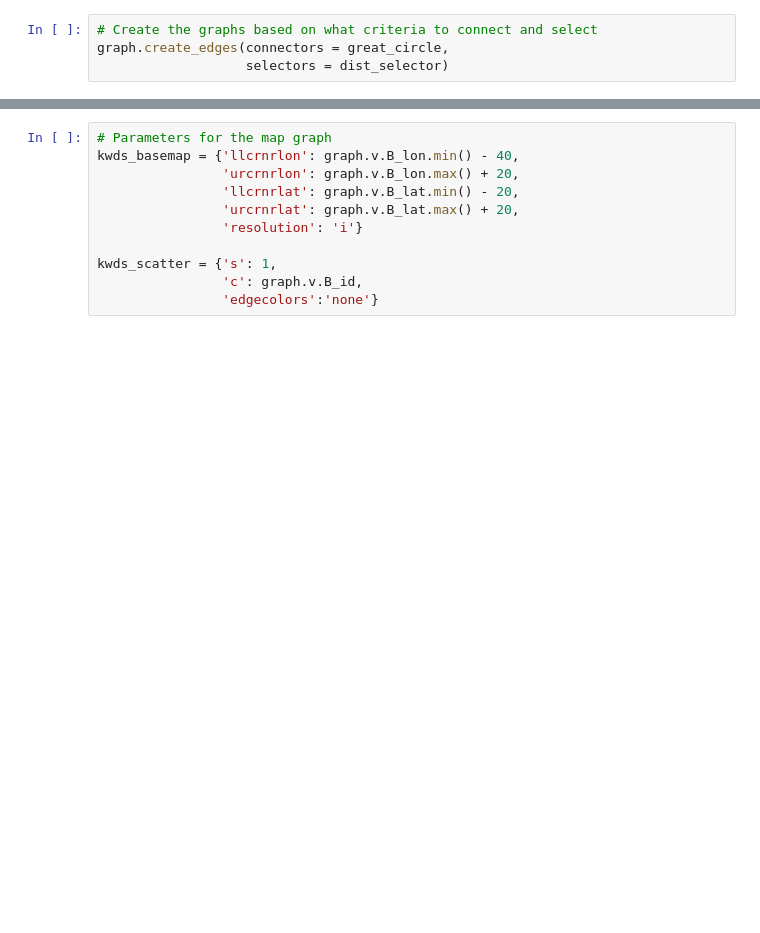
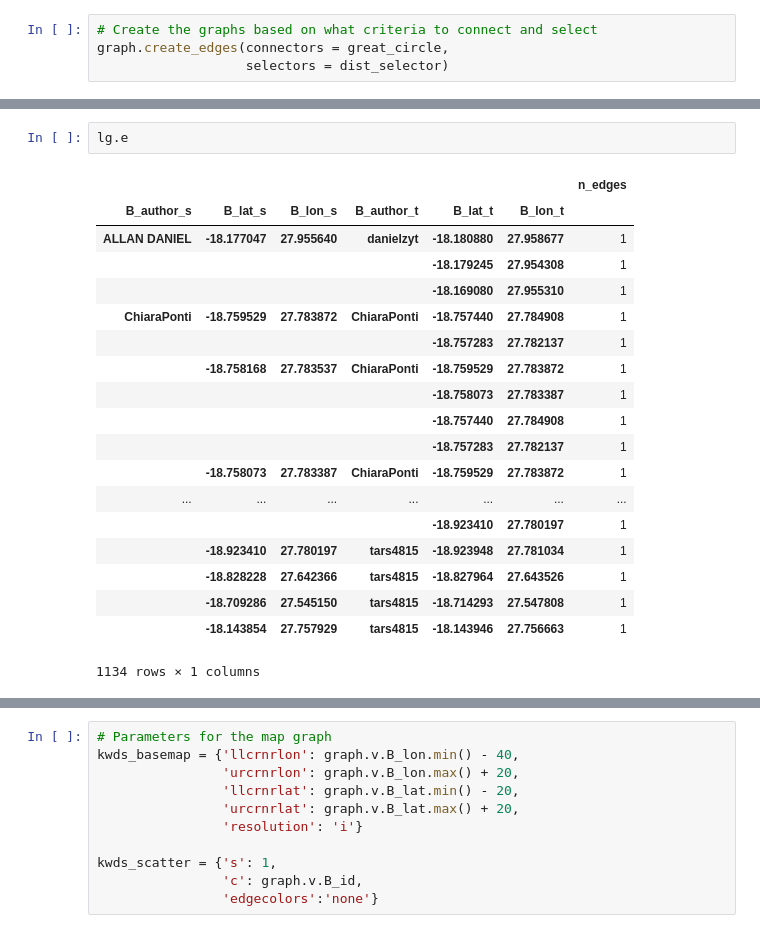
Before and after one commit to cgels/YouthmapperSocialNetworkAnalytics, a Jupyter notebook: Exploratory Graphs.ipynb, the cells around one changed output, grey strips where cells are left out. Drawn from its saved outputs; the diff is of its cells as text; blank space fills up the shorter version.

```diff
--- a/Exploratory Graphs.ipynb
+++ b/Exploratory Graphs.ipynb
@@ -92,0 +155,22 @@ graph.e
+# %%
+lg.e
+# %% [output]
+|  |  |  |  |  |  | n_edges |
+| B_author_s | B_lat_s | B_lon_s | B_author_t | B_lat_t | B_lon_t |  |
+| ALLAN DANIEL | -18.177047 | 27.955640 | danielzyt | -18.180880 | 27.958677 | 1 |
+|  |  |  |  | -18.179245 | 27.954308 | 1 |
+|  |  |  |  | -18.169080 | 27.955310 | 1 |
+| ChiaraPonti | -18.759529 | 27.783872 | ChiaraPonti | -18.757440 | 27.784908 | 1 |
+|  |  |  |  | -18.757283 | 27.782137 | 1 |
+|  | -18.758168 | 27.783537 | ChiaraPonti | -18.759529 | 27.783872 | 1 |
+|  |  |  |  | -18.758073 | 27.783387 | 1 |
+|  |  |  |  | -18.757440 | 27.784908 | 1 |
+|  |  |  |  | -18.757283 | 27.782137 | 1 |
+|  | -18.758073 | 27.783387 | ChiaraPonti | -18.759529 | 27.783872 | 1 |
+| ... | ... | ... | ... | ... | ... | ... |
+|  |  |  |  | -18.923410 | 27.780197 | 1 |
+|  | -18.923410 | 27.780197 | tars4815 | -18.923948 | 27.781034 | 1 |
+|  | -18.828228 | 27.642366 | tars4815 | -18.827964 | 27.643526 | 1 |
+|  | -18.709286 | 27.545150 | tars4815 | -18.714293 | 27.547808 | 1 |
+|  | -18.143854 | 27.757929 | tars4815 | -18.143946 | 27.756663 | 1 |
+1134 rows × 1 columns
```
Also changed, not shown: parts of 10 cells of this notebook, 7 other files.
